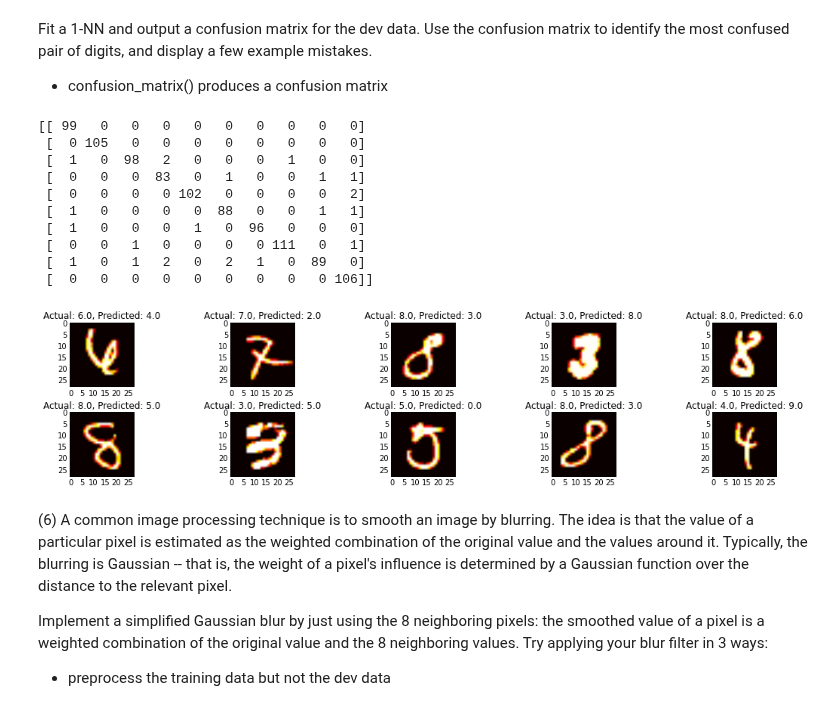
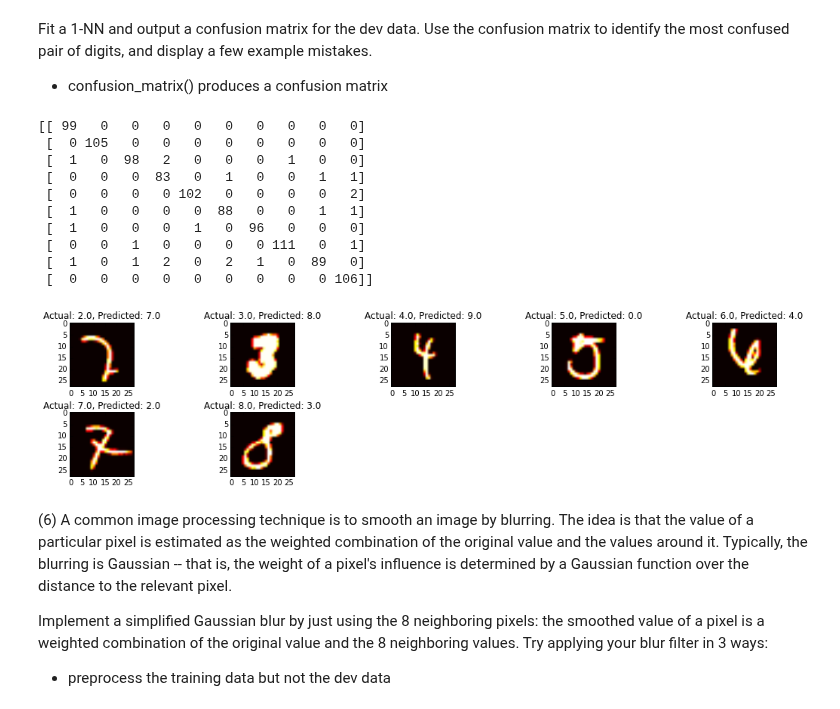
Before and after one commit to sayantansatpati/ml, a Jupyter notebook: notebooks/sayantan_satpati_p1.ipynb, the cells around one changed output. Cells and saved outputs as stored; diff of their text form; code cells hidden in the pictures.

```diff
--- a/notebooks/sayantan_satpati_p1.ipynb
+++ b/notebooks/sayantan_satpati_p1.ipynb
@@ -237,38 +237,42 @@ Fit a 1-NN and output a confusion matrix for the dev data. Use the confusion mat
 # %%
 def P5():
 
 ### STUDENT START ###
     knn = KNeighborsClassifier(n_neighbors=1)
     knn.fit(train_data, train_labels)
     dev_pred = knn.predict(dev_data)
     print(confusion_matrix(dev_labels, dev_pred))
 
     plt.figure(figsize=(18,10), dpi=80)
     plt.subplots_adjust(hspace=0.4, wspace=0.4)
+
+    # Print one mistake from each class
     cnt = 1
-    for i in xrange(len(dev_data)):
-        if dev_labels[i] != dev_pred[i] and cnt <= 10:
-            plt.subplot(5, 5, cnt)
-            plt.title("Actual: {0}, Predicted: {1}".format(dev_labels[i], dev_pred[i]))
-            imgplot = plt.imshow(dev_data[i].reshape(28,28))
-            imgplot.set_cmap('hot')
-            cnt += 1
+    for i in xrange(10):
+        for j in xrange(len(dev_data)):
+            if dev_labels[j] == i and dev_labels[j] != dev_pred[j]:
+                plt.subplot(5, 5, cnt)
+                plt.title("Actual: {0}, Predicted: {1}".format(dev_labels[j], dev_pred[j]))
+                imgplot = plt.imshow(dev_data[j].reshape(28,28))
+                imgplot.set_cmap('hot')
+                cnt += 1
+                break;
 
 ### STUDENT END ###
 
 P5()
 # %% [output]
 [[ 99   0   0   0   0   0   0   0   0   0]
  [  0 105   0   0   0   0   0   0   0   0]
  [  1   0  98   2   0   0   0   1   0   0]
  [  0   0   0  83   0   1   0   0   1   1]
  [  0   0   0   0 102   0   0   0   0   2]
  [  1   0   0   0   0  88   0   0   1   1]
  [  1   0   0   0   1   0  96   0   0   0]
  [  0   0   1   0   0   0   0 111   0   1]
  [  1   0   1   2   0   2   1   0  89   0]
  [  0   0   0   0   0   0   0   0   0 106]]
-[figure, old version]
+[figure, new version]
 # %% [markdown]
 (6) A common image processing technique is to smooth an image by blurring. The idea is that the value of a particular pixel is estimated as the weighted combination of the original value and the values around it. Typically, the blurring is Gaussian -- that is, the weight of a pixel's influence is determined by a Gaussian function over the distance to the relevant pixel.
 
```
